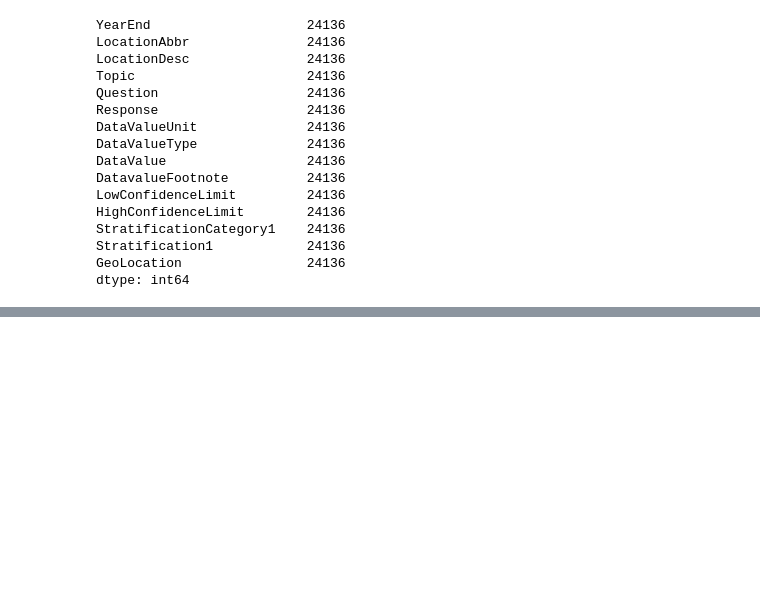
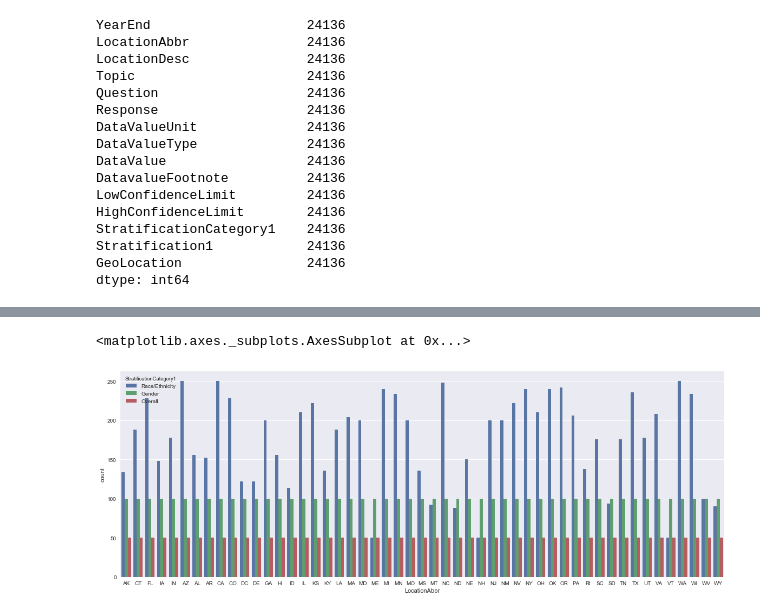
Before and after one commit to ByronIAllen/DataAnalysis_Project1, a Jupyter notebook: Chronic Disease.ipynb, the cells around one changed output, grey strips where cells are left out. Saved outputs shown, nothing was run; the diff lists cells and outputs as text; code cells hidden in the pictures; blank space fills up the shorter version.

```diff
--- a/Chronic Disease.ipynb
+++ b/Chronic Disease.ipynb
@@ -430,0 +444,4 @@ Analyzed_data1.head()
+# %%
+## lets explore Cardiovascular data
+df_cardio = Analyzed_data1[Analyzed_data1['Topic']=='Cardiovascular Disease']
+df_cardio.head()
@@ -430,0 +455,7 @@ Analyzed_data1.head()
+# %%
+# sesborn countplot
+sns.set(rc={'figure.figsize':(20,7)})
+sns.countplot(x='LocationAbbr', data=df_cardio , hue = 'StratificationCategory1')
+# %% [output]
+<matplotlib.axes._subplots.AxesSubplot at 0x...>
+[figure, added]
```
Also changed, not shown: parts of 18 cells of this notebook, 4 other files.
